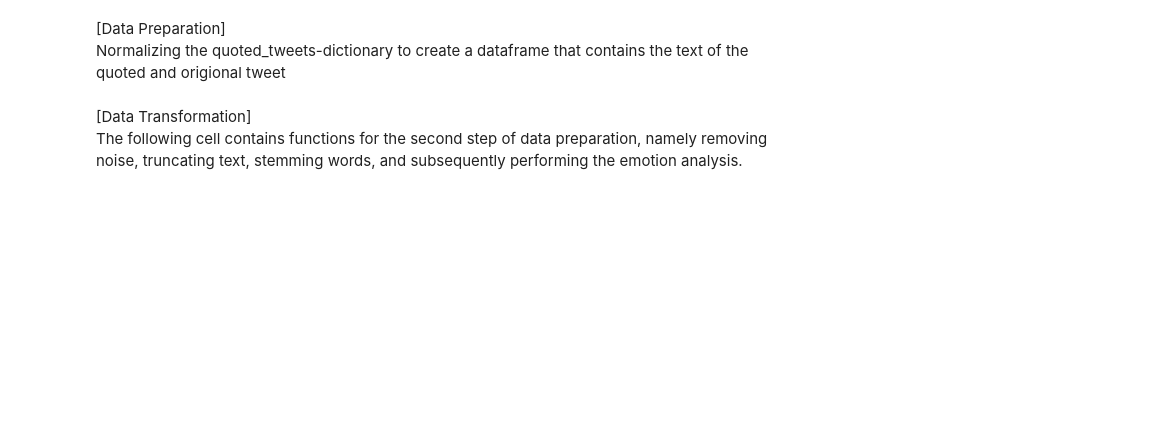
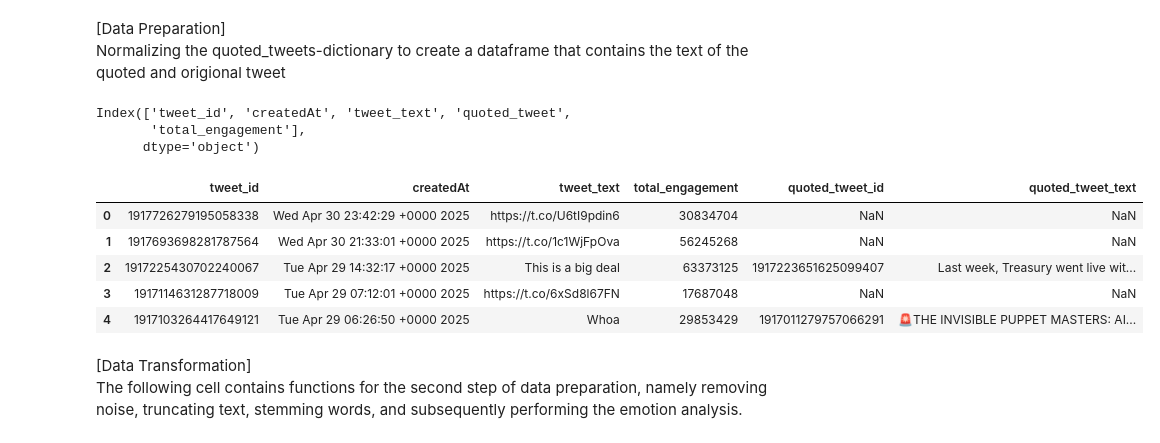
Before and after one commit to AK960/COIN_Repo, a Jupyter notebook: scripts/analyse_emotions.ipynb, the cells around one changed output. Drawn from its saved outputs; the diff is of its cells as text; code cells hidden in the pictures; blank space fills up the shorter version.

```diff
--- a/scripts/analyse_emotions.ipynb
+++ b/scripts/analyse_emotions.ipynb
@@ -34,33 +40,53 @@ Normalizing the quoted_tweets-dictionary to create a dataframe that contains the
 # %%
 ### Prepare dataframe for analysis
 # Import dataset
 df_tweets = pd.read_csv(
     '../data/twitter/tweets_isTweet.csv',
     dtype={'id': 'object'},
     low_memory=False
 )
-df_tweets = df_tweets[['id', 'createdAt', 'text', 'quoted_tweet']]
+# Parameter for weighing emotions per event later in Event Study
+df_tweets['total_engagement'] = (df_tweets['retweetCount'] +
+                                 df_tweets['likeCount'] +
+                                 df_tweets['replyCount'] +
+                                 df_tweets['quoteCount'] +
+                                 df_tweets['viewCount'])
+df_tweets = df_tweets[['id', 'createdAt', 'text', 'quoted_tweet', 'total_engagement']]
 df_tweets = df_tweets.rename(columns={'id': 'tweet_id', 'text': 'tweet_text'})
 
 # Normalize json column
 quoted_tweets_normalized = pd.json_normalize(
     df_tweets['quoted_tweet'].apply(
         lambda x: json.loads(x) if pd.notna(x) and isinstance(x, str) else None
     )
 )
-quoted_tweets_normalized = quoted_tweets_normalized.rename(columns={'id': 'quoted_tweet_id', 'text': 'quoted_tweet_text'})
+quoted_tweets_normalized = quoted_tweets_normalized.rename(columns={
+    'id': 'quoted_tweet_id',
+    'text': 'quoted_tweet_text'
+})
 
 # Link by index
 df_tweets.index = quoted_tweets_normalized.index
 
 # Concat both dataframes
 df_tweets_normalized = pd.concat([
-    df_tweets[['tweet_id', 'createdAt', 'tweet_text']],
+    df_tweets[['tweet_id', 'createdAt', 'tweet_text', 'total_engagement']],
     quoted_tweets_normalized[['quoted_tweet_id', 'quoted_tweet_text']]
 ], axis=1)
 
 # View data
+print(df_tweets.columns)
 df_tweets_normalized.head()
+# %% [output]
+Index(['tweet_id', 'createdAt', 'tweet_text', 'quoted_tweet',
+       'total_engagement'],
+      dtype='object')
+|  | tweet_id | createdAt | tweet_text | total_engagement | quoted_tweet_id | quoted_tweet_text |
+| 0 | 1917726279195058338 | Wed Apr 30 23:42:29 +0000 2025 | https://t.co/U6tI9pdin6 | 30834704 | NaN | NaN |
+| 1 | 1917693698281787564 | Wed Apr 30 21:33:01 +0000 2025 | https://t.co/1c1WjFpOva | 56245268 | NaN | NaN |
+| 2 | 1917225430702240067 | Tue Apr 29 14:32:17 +0000 2025 | This is a big deal | 63373125 | 1917223651625099407 | Last week, Treasury went live wit... |
+| 3 | 1917114631287718009 | Tue Apr 29 07:12:01 +0000 2025 | https://t.co/6xSd8l67FN | 17687048 | NaN | NaN |
+| 4 | 1917103264417649121 | Tue Apr 29 06:26:50 +0000 2025 | Whoa | 29853429 | 1917011279757066291 | 🚨THE INVISIBLE PUPPET MASTERS: AI... |
 # %% [markdown]
 [Data Transformation]<br>
 The following cell contains functions for the second step of data preparation, namely removing noise, truncating text, stemming words, and subsequently performing the emotion analysis.
```
Also changed, not shown: parts of 9 cells of this notebook, 1 other file.
